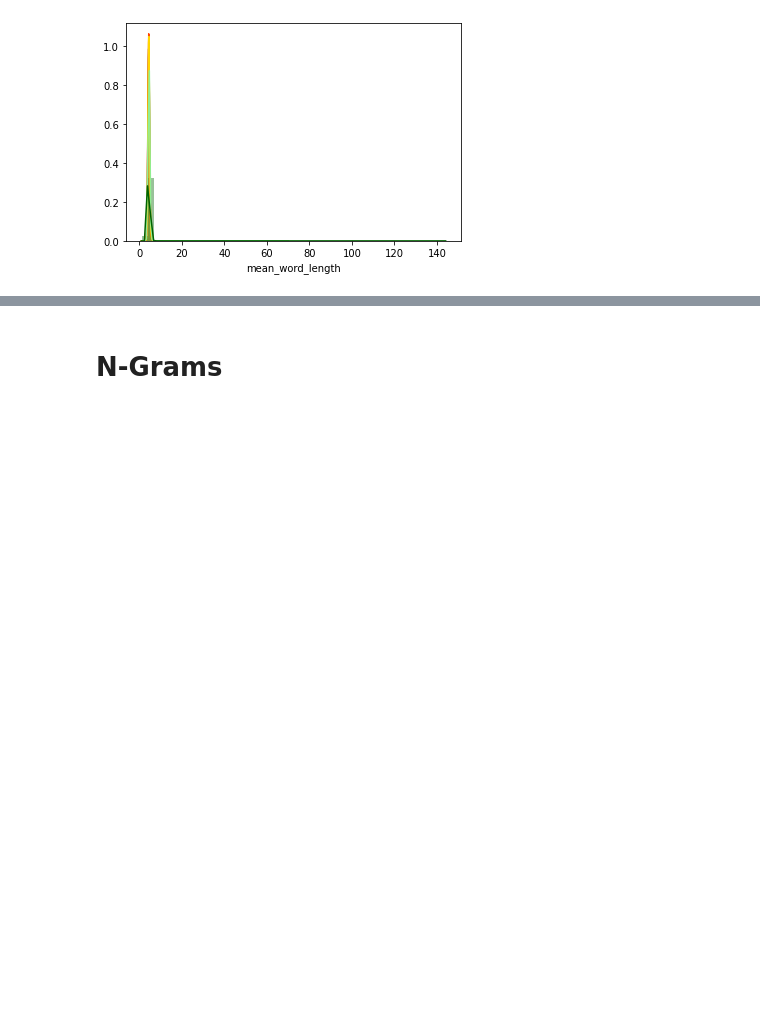
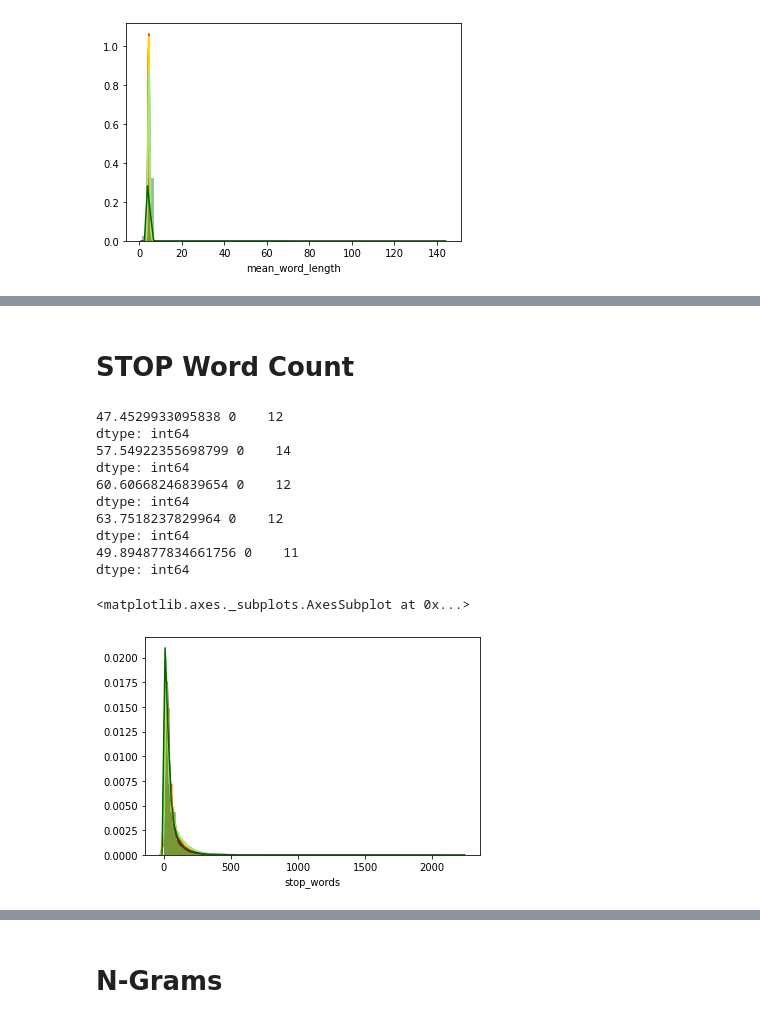
Before and after one commit to DiogoP98/SentimentAnalysis, a Jupyter notebook: EDA/EDA_Diogo.ipynb, the cells around one changed output, grey strips where cells are left out. Saved outputs shown, nothing was run; the diff lists cells and outputs as text; code cells hidden in the pictures; blank space fills up the shorter version.

```diff
--- a/EDA/EDA_Diogo.ipynb
+++ b/EDA/EDA_Diogo.ipynb
@@ -126,0 +162,35 @@ sns.distplot(df.loc[rating5]['mean_word_length'], label='Rating 5', color='darkg
+# %% [markdown]
+# STOP Word Count
+# %%
+df['stop_words'] = df['reviewText'].apply(lambda x: len([w for w in str(x).lower().split() if w in STOPWORDS]))
+
+rating1 = df['overall']==1
+rating2 = df['overall']==2
+rating3 = df['overall']==3
+rating4 = df['overall']==4
+rating5 = df['overall']==5
+
+print(df.loc[rating1]['stop_words'].mean(), df.loc[rating1]['stop_words'].mode())
+print(df.loc[rating2]['stop_words'].mean(), df.loc[rating2]['stop_words'].mode())
+print(df.loc[rating3]['stop_words'].mean(), df.loc[rating3]['stop_words'].mode())
+print(df.loc[rating4]['stop_words'].mean(), df.loc[rating4]['stop_words'].mode())
+print(df.loc[rating5]['stop_words'].mean(), df.loc[rating5]['stop_words'].mode())
+
+sns.distplot(df.loc[rating1]['stop_words'], label='Rating 1', color='darkred')
+sns.distplot(df.loc[rating2]['stop_words'], label='Rating 2', color='orangered')
+sns.distplot(df.loc[rating3]['stop_words'], label='Rating 3', color='gold')
+sns.distplot(df.loc[rating4]['stop_words'], label='Rating 4', color='lightgreen')
+sns.distplot(df.loc[rating5]['stop_words'], label='Rating 5', color='darkgreen')
+# %% [output]
+47.4529933095838 0    12
+dtype: int64
+57.54922355698799 0    14
+dtype: int64
+60.60668246839654 0    12
+dtype: int64
+63.7518237829964 0    12
+dtype: int64
+49.894877834661756 0    11
+dtype: int64
+<matplotlib.axes._subplots.AxesSubplot at 0x...>
+[figure, added]
```
Also changed, not shown: parts of 10 cells of this notebook, 3 other files.
